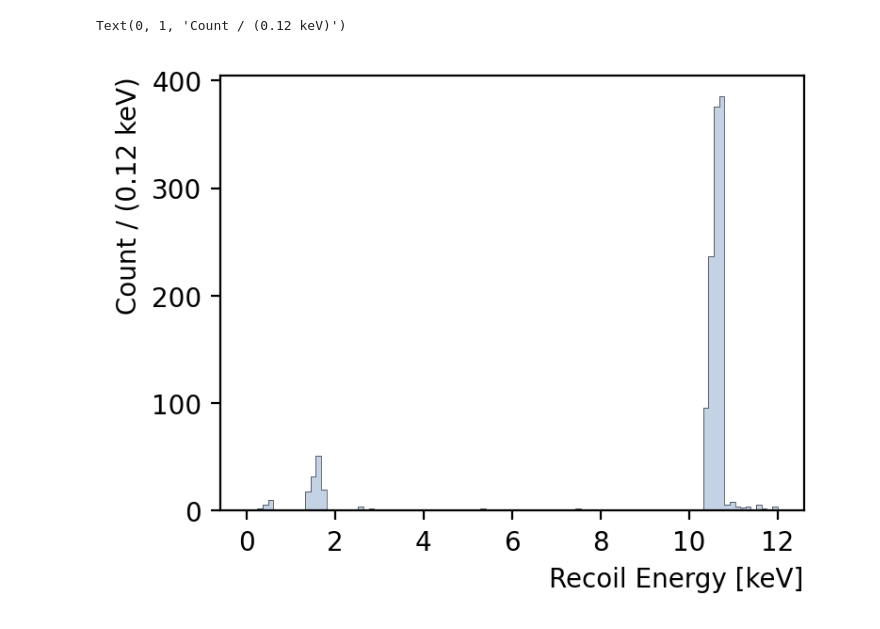
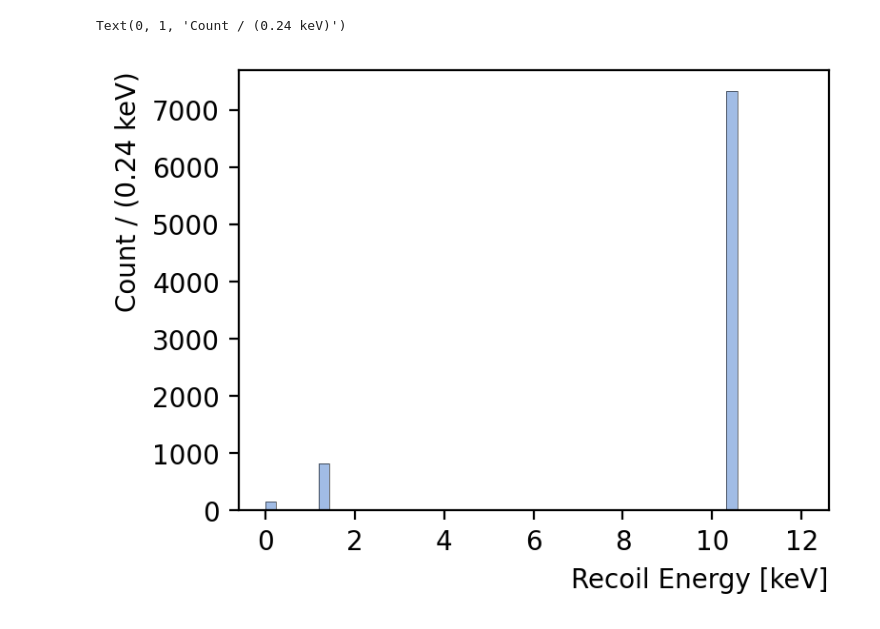
Before and after one commit to perry5334/CDMS, a Jupyter notebook: notebooks/CUTE/Ge71_Lines/Ge71_Activation_Lines_Sim.ipynb, the cells around one changed output. Drawn from its saved outputs; the diff is of its cells as text; code cells hidden in the pictures.

Commit message:
Adding time cut to Ge71 Lines Sim notebook

```diff
--- a/notebooks/CUTE/Ge71_Lines/Ge71_Activation_Lines_Sim.ipynb
+++ b/notebooks/CUTE/Ge71_Lines/Ge71_Activation_Lines_Sim.ipynb
@@ -22,9 +20,9 @@ DMCfiles = np.sort(glob.glob(path + f'CUTE_Cf252_????????_??????.root'))
 det = 1
 # %%
 mczipFrame = CDataFrame(f"G4SimDir/mczip{det}", DMCfiles)
-mczip = mczipFrame.AsNumpy(['EventNum', 'PName', 'Edep', 'Parent', 'Track'])
+mczip = mczipFrame.AsNumpy(['EventNum', 'PName', 'Edep', 'Parent', 'Track', 'Time1', 'Time3', 'VolName'])
 mcDecaysFrame = CDataFrame("G4SimDir/mcDecays", DMCfiles)
-mcDecays = mcDecaysFrame.Filter(f'DetNum=={det}').AsNumpy(['EventNum', 'PName', 'KE', 'Parent', 'Track'])
+mcDecays = mcDecaysFrame.Filter(f'DetNum=={det}').AsNumpy(['EventNum', 'PName', 'KE', 'Parent', 'Track', 'Time1', 'Time3', 'VolName'])
 #mceventFrame = CDataFrame(f"G4SimDir/mcevent", DMCfiles)
 #mcevent = mceventFrame.AsNumpy(['EventNum', 'ZipsHit'])
 
@@ -47,3 +48,8 @@ for key in list(mczip.keys()):
     mczip[key] = mczip[key][mczipEventMask]
 
 mczip['Edepsum'] = np.array([mczip['Edep'][mczip['EventNum'] == event].sum() for event in GeActivEvents])
+# %%
+mcDecaysTimeCut = (mcDecays['Time1'] < 5e16) & (mcDecays['Time1'] > 5e10)
+mczipTimeCut = (mczip['Time1'] < 5e16) & (mczip['Time1'] > 5e10)
+mcDecays['KEsum'] = np.array([mcDecays['KE'][(mcDecays['EventNum'] == event) & mcDecaysTimeCut].sum() for event in GeActivEvents])
+mczip['Edepsum'] = np.array([mczip['Edep'][(mczip['EventNum'] == event) & mczipTimeCut].sum() for event in GeActivEvents])
@@ -50,10 +79,10 @@ mczip['Edepsum'] = np.array([mczip['Edep'][mczip['EventNum'] == event].sum() for
 # %%
 plt.figure(figsize=(4,3), dpi=200)
-plt.hist(mczip['Edepsum']*1e-3, bins = np.linspace(0, 12, 101), alpha = 0.75)
-plt.hist(mczip['Edepsum']*1e-3, bins = np.linspace(0, 12, 101), histtype='step', color = 'black', lw = 0.2)
+plt.hist(mczip['Edepsum']*1e-3, np.linspace(0, 12, 51), alpha = 1, color = 'C0')
+plt.hist(mczip['Edepsum']*1e-3, np.linspace(0, 12, 51), histtype='step', color = 'black', lw = 0.2)
 
 plt.xlabel('Recoil Energy [keV]')
-plt.ylabel('Count / (0.12 keV)')
+plt.ylabel('Count / (0.24 keV)')
 # %% [output]
-Text(0, 1, 'Count / (0.12 keV)')
+Text(0, 1, 'Count / (0.24 keV)')
-[figure, old version]
+[figure, new version]
```
Also changed, not shown: parts of 18 cells of this notebook, 6 other files.
